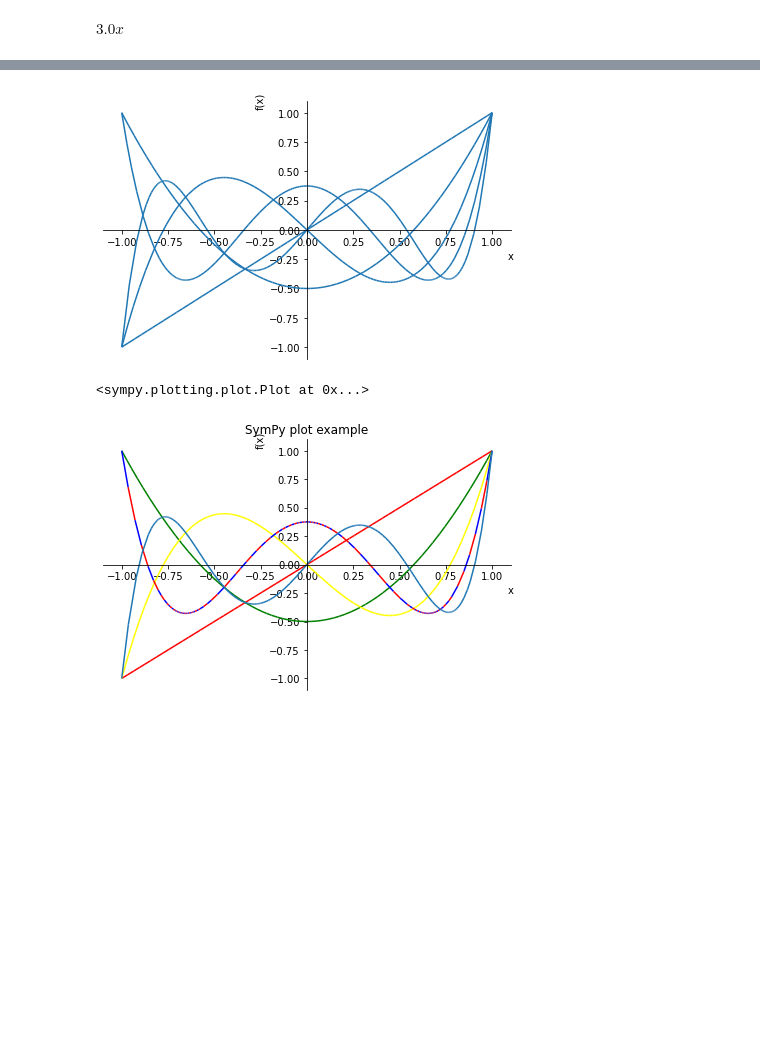
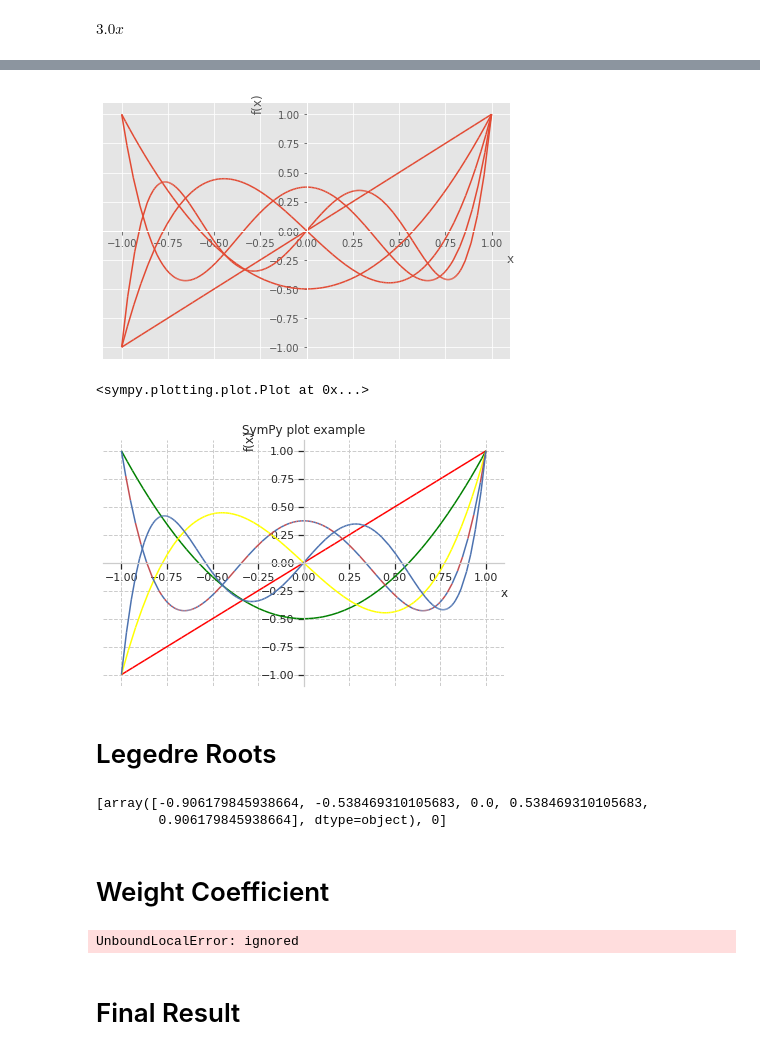
Before and after one commit to iampramodyadav/FEA, a Jupyter notebook: Gauss_Legendre_Quadrature.ipynb, the cells around one changed output, grey strips where cells are left out. Saved outputs shown, nothing was run; the diff lists cells and outputs as text; code cells hidden in the pictures; blank space fills up the shorter version.

```diff
--- a/Gauss_Legendre_Quadrature.ipynb
+++ b/Gauss_Legendre_Quadrature.ipynb
@@ -160,0 +58,4 @@ plot(f,(x,-1,1))
+# %%
+from matplotlib import style
+style.use('ggplot')
+plot(f,(x,-1,1),legend=True)
@@ -161,14 +75,20 @@ plot(f,(x,-1,1))
 # %%
 plot(Legendre(1,x),Legendre(2,x),Legendre(3,x),Legendre(4,x),Legendre(5,x),(x,-1,1))
 # %% [output]
-[figure, old version]
+[figure, new version]
 <sympy.plotting.plot.Plot at 0x...>
 # %%
+import seaborn as sns
+sns.set()
+sns.set_style("whitegrid", {'grid.linestyle': '--'})
+
 p=plot(Legendre(1,x),Legendre(2,x),Legendre(3,x),Legendre(4,x),Legendre(5,x),(x,-1,1),title='SymPy plot example',show=False);
 p[0].line_color = 'red'
 p[1].line_color = 'green'
 p[2].line_color = 'yellow'
 p[3].line_color = ['b','r']
 p.show()
 # %% [output]
-[figure, old version]
+[figure, new version]
+# %% [markdown]
+# Legedre Roots
@@ -174,0 +126,7 @@ p.show()
+# %%
+LegendreRoots(5)
+# %% [output]
+[array([-0.906179845938664, -0.538469310105683, 0.0, 0.538469310105683,
+        0.906179845938664], dtype=object), 0]
+# %% [markdown]
+# Weight Coefficient
@@ -174,0 +148,9 @@ p.show()
+# %%
+  [W, xis, err]=GaussLegendreWeights(1)
+  print("order:", 5)
+  print("Weights:", W)
+  print ("Roots    : ",xis)
+# %% [output]
+UnboundLocalError: ignored
+# %% [markdown]
+# Final Result
```
Also changed, not shown: parts of 23 cells of this notebook.
